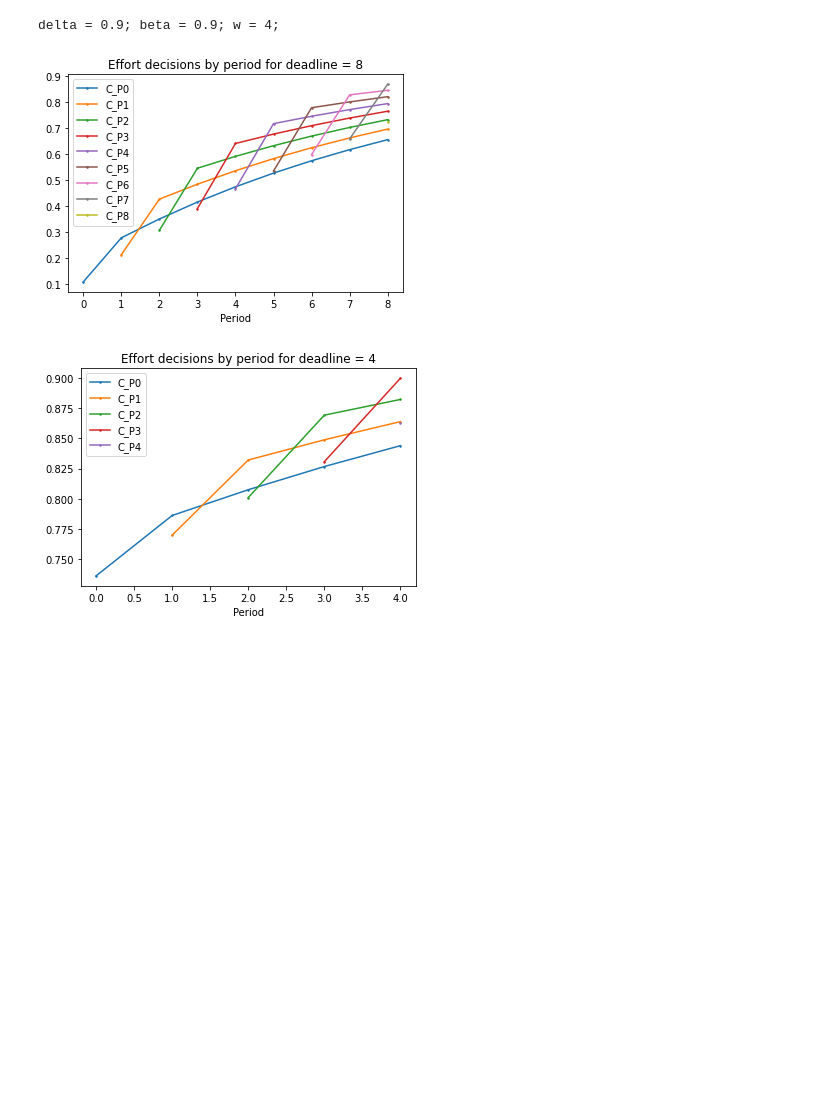
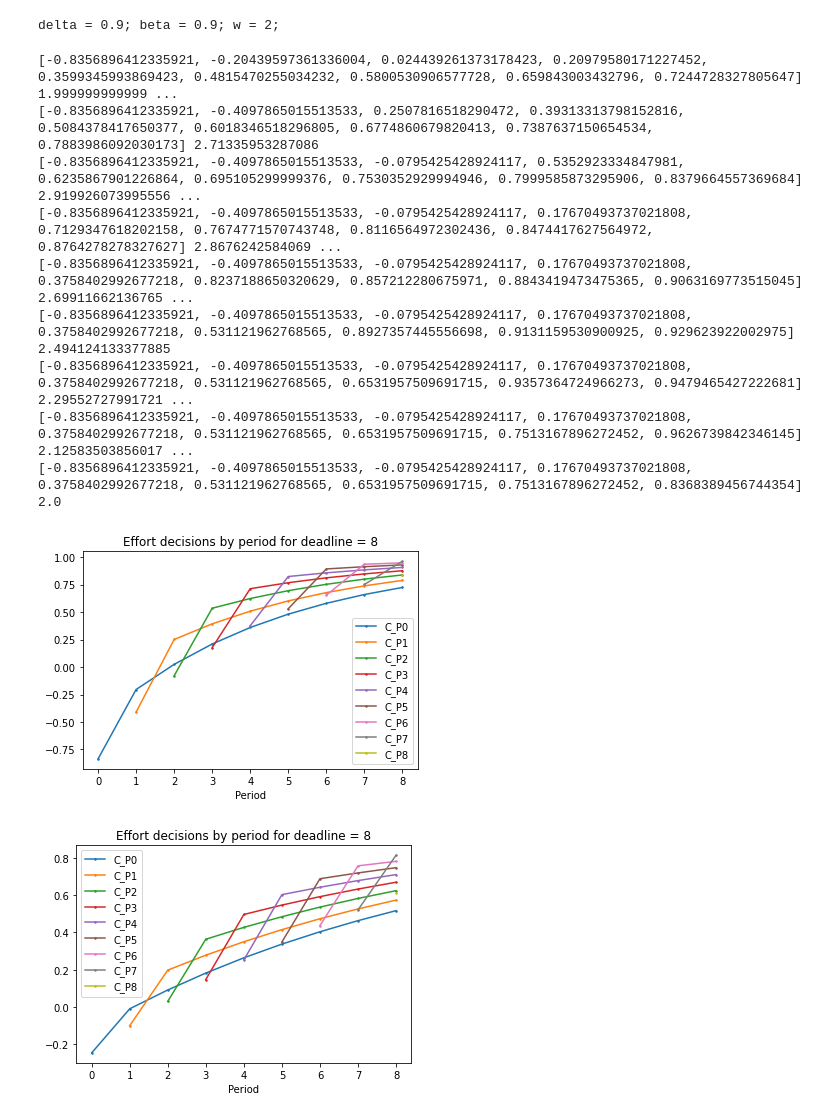
Before and after one commit to AndyOhneHandy/workspace8-seminarthesis, a Jupyter notebook: graphs.ipynb, the cells around one changed output. Drawn from its saved outputs; the diff is of its cells as text; code cells hidden in the pictures; blank space fills up the shorter version.

Commit message:
added sqrt functions for firm and individual

```diff
--- a/graphs.ipynb
+++ b/graphs.ipynb
@@ -5,10 +5,18 @@ import numpy
 import matplotlib.pyplot as plt
 # %%
 # Function that calculates the discount-rates sum:
-def deltasum(i, n, delta):
+def deltasumlog(i, n, delta):
     output = []
     while i <= n:
         otemp = delta**i
+        output += [otemp]
+        i += 1
+    return sum(output)
+
+def deltasumsqrt(i, n, delta):
+    output = []
+    while i <=n:
+        otemp = (delta**(2*i))
         output += [otemp]
         i += 1
     return sum(output)
@@ -26,7 +34,7 @@ def qualitycalc(effort):
 
 
 # Function that calculates all Efforts in all periods for a certain deadline
-def contributioncalc(deadline, plots):
+def contributioncalc(deadline, plots, uftype, printcontri):
     strtemp = f"df_{deadline}"
     locals()[strtemp] = pd.DataFrame()
 
@@ -50,15 +58,26 @@ def contributioncalc(deadline, plots):
             z += 1
             v += 1
 
+        if uftype == "log":
+            cont = 1 - ( ( (deadline + 1 - i) - (w - sum(contlist)) ) / (1 + beta * deltasumlog(1, deadline - i,delta)) )
+        if uftype == "sqrt":
+            cont = 1 - ( ( (deadline + 1 - i) - (w - sum(contlist)) ) / (1 + (beta**2) * deltasumsqrt(1, deadline - i, delta)) )
 
-        cont = 1 - ( ( (deadline + 1 - i) - (w - sum(contlist)) ) / (1 + beta * deltasum(1, deadline - i,delta)) )
         contlist += [cont]
         i += 1
+
         while i <= deadline:
-            calcu = (1-(1-cont)*(beta*(delta**i)))
+            if uftype == "log":
+                calcu = (1-(1-cont)*(beta*(delta**i)))
+            if uftype == "sqrt":
+                calcu = (1-(1-cont)*((beta**2)*(delta**(2*i))))
+
             contlist += [calcu]
             i += 1
-        # print(contlist, sum(contlist))
+
+        if printcontri == True:
+            print(contlist, sum(contlist))
+
         locals()[strtemp][f'C_P{period}'] = contlist
         if period == deadline:
             cltemp = contlist
@@ -79,16 +98,27 @@ def contributioncalc(deadline, plots):
 
 delta = 0.9         # Discount Factor
 beta = 0.9          # Temporal Bias
-w = 4               # Required accumulated Effort
-r = 1.03            # Opportunity cost of a less tight deadline for the organization
+w = 2          # Required accumulated Effort
+r = 1.04           # Opportunity cost of a less tight deadline for the organization
 
 print(f"delta = {delta}; beta = {beta}; w = {w};")
 # %% [output]
-delta = 0.9; beta = 0.9; w = 4;
+delta = 0.9; beta = 0.9; w = 2;
 # %%
 # Interesting Plots:
-plottest1 = contributioncalc(8, True)
-plottest2 = contributioncalc(4, True)
+plottest1 = contributioncalc(8, True, "sqrt", True)
+plottest2 = contributioncalc(8, True, "log", False)
+plottest3 = contributioncalc(4, True, "sqrt", False)
+plottest4 = contributioncalc(4, True, "log", False)
 # %% [output]
+[-0.8356896412335921, -0.20439597361336004, 0.024439261373178423, 0.20979580171227452, 0.3599345993869423, 0.4815470255034232, 0.5800530906577728, 0.659843003432796, 0.7244728327805647] 1.999999999999 ...
+[-0.8356896412335921, -0.4097865015513533, 0.2507816518290472, 0.39313313798152816, 0.5084378417650377, 0.6018346518296805, 0.6774860679820413, 0.7387637150654534, 0.7883986092030173] 2.71335953287086
+[-0.8356896412335921, -0.4097865015513533, -0.0795425428924117, 0.5352923334847981, 0.6235867901226864, 0.695105299999376, 0.7530352929994946, 0.7999585873295906, 0.8379664557369684] 2.919926073995556 ...
+[-0.8356896412335921, -0.4097865015513533, -0.0795425428924117, 0.17670493737021808, 0.7129347618202158, 0.7674771570743748, 0.8116564972302436, 0.8474417627564972, 0.8764278278327627] 2.8676242584069 ...
+[-0.8356896412335921, -0.4097865015513533, -0.0795425428924117, 0.17670493737021808, 0.3758402992677218, 0.8237188650320629, 0.857212280675971, 0.8843419473475365, 0.9063169773515045] 2.69911662136765 ...
+[-0.8356896412335921, -0.4097865015513533, -0.0795425428924117, 0.17670493737021808, 0.3758402992677218, 0.531121962768565, 0.8927357445556698, 0.9131159530900925, 0.929623922002975] 2.494124133377885
+[-0.8356896412335921, -0.4097865015513533, -0.0795425428924117, 0.17670493737021808, 0.3758402992677218, 0.531121962768565, 0.6531957509691715, 0.9357364724966273, 0.9479465427222681] 2.29552727991721 ...
+[-0.8356896412335921, -0.4097865015513533, -0.0795425428924117, 0.17670493737021808, 0.3758402992677218, 0.531121962768565, 0.6531957509691715, 0.7513167896272452, 0.9626739842346145] 2.12583503856017 ...
+[-0.8356896412335921, -0.4097865015513533, -0.0795425428924117, 0.17670493737021808, 0.3758402992677218, 0.531121962768565, 0.6531957509691715, 0.7513167896272452, 0.8368389456744354] 2.0
-[figure, old version]
+[figure, new version]
-[figure, old version]
+[figure, new version]
```
Also changed, not shown: parts of 2 cells of this notebook.
